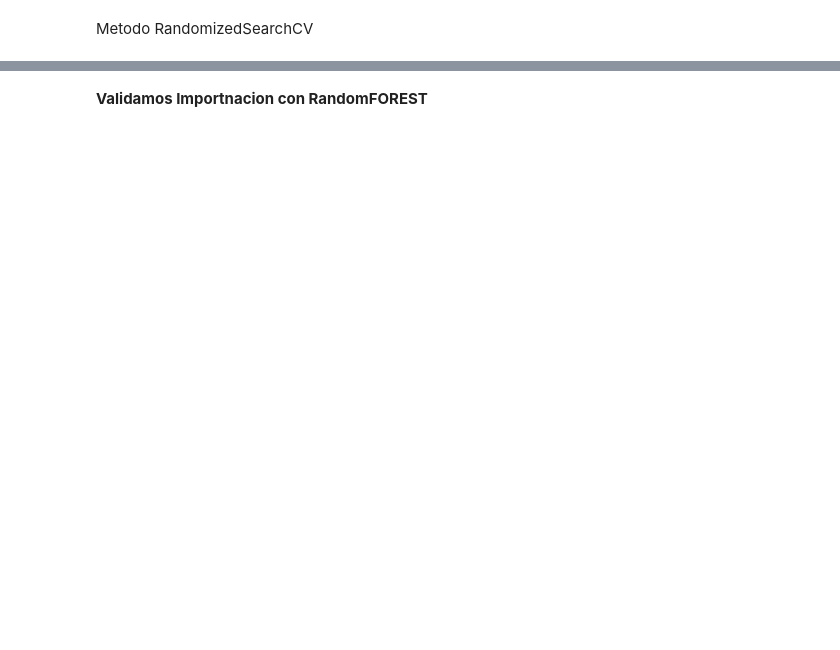
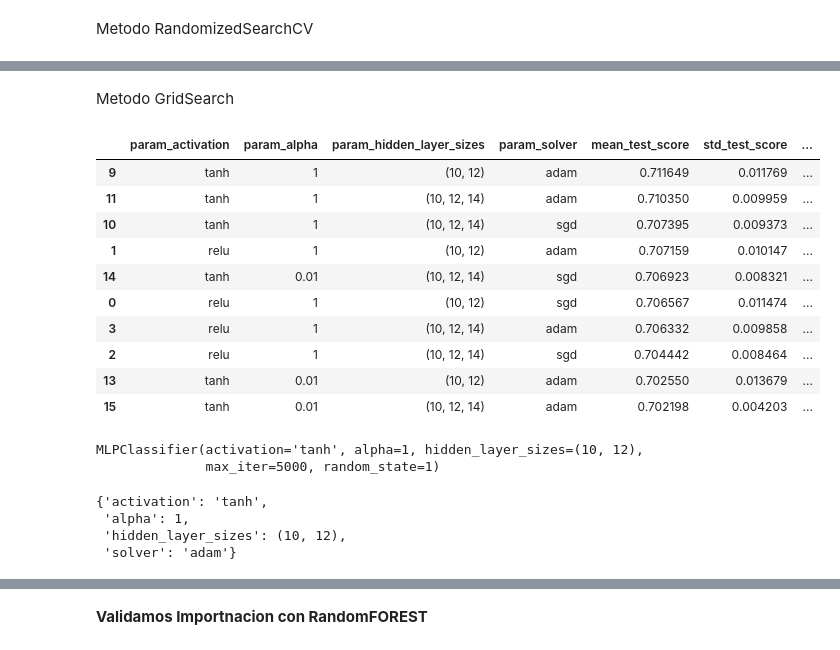
Before and after one commit to leonardo-91/sistemas-inteligentes, a Jupyter notebook: Proyecto_Final_Sistemas_Inteligentes.ipynb, the cells around one changed output, grey strips where cells are left out. Saved outputs shown, nothing was run; the diff lists cells and outputs as text; code cells hidden in the pictures; blank space fills up the shorter version.

```diff
--- a/Proyecto_Final_Sistemas_Inteligentes.ipynb
+++ b/Proyecto_Final_Sistemas_Inteligentes.ipynb
@@ -971,8 +969,6 @@ month_orden             5.144655
 dtype: float64
 # %%
 df_temp=df_piv_no_classes.copy()
-# %%
-df_temp.drop(['balance'],axis=1,inplace=True)
 # %%
 df_temp.mean(axis=0)
 # %% [output]
@@ -1153,3 +1189,58 @@ print('SCORE entrenamiento: {}'.format(modelo.score(X_trainPF, y_trainPF)))
+# %% [markdown]
+Metodo GridSearch
+# %%
+param_distributions = {
+    'solver':['sgd', 'adam'],
+    'activation':['relu', 'tanh'],
+    'hidden_layer_sizes': [(10,12),(10,12,14)],
+    'alpha': [1,0.01],
+}
+# %%
+X_trainPF, X_testPF, y_trainPF, y_testPF = train_test_split(X2_scaler, y2_res, test_size=0.2, random_state=123, stratify=y2_res)
+grid = GridSearchCV(
+        estimator  = MLPClassifier(max_iter= 5000,random_state = 1,shuffle= True),
+        param_grid = param_distributions,
+        scoring    = 'accuracy',
+        n_jobs     =  -1,
+        cv         = 5,
+        refit      = True,
+        return_train_score = True
+       )
+
+grid.fit(X = X_trainPF , y = y_trainPF)
+
+# Resultados del grid
+# ==============================================================================
+resultados = pd.DataFrame(grid.cv_results_)
+resultados.filter(regex = '(param.*|mean_t|std_t)')\
+    .drop(columns = 'params')\
+    .sort_values('mean_test_score', ascending = False)\
+    .head(10)
+# %% [output]
+|  | param_activation | param_alpha | param_hidden_layer_sizes | param_solver | mean_test_score | std_test_score | ... |
+| 9 | tanh | 1 | (10, 12) | adam | 0.711649 | 0.011769 | ... |
+| 11 | tanh | 1 | (10, 12, 14) | adam | 0.710350 | 0.009959 | ... |
+| 10 | tanh | 1 | (10, 12, 14) | sgd | 0.707395 | 0.009373 | ... |
+| 1 | relu | 1 | (10, 12) | adam | 0.707159 | 0.010147 | ... |
+| 14 | tanh | 0.01 | (10, 12, 14) | sgd | 0.706923 | 0.008321 | ... |
+| 0 | relu | 1 | (10, 12) | sgd | 0.706567 | 0.011474 | ... |
+| 3 | relu | 1 | (10, 12, 14) | adam | 0.706332 | 0.009858 | ... |
+| 2 | relu | 1 | (10, 12, 14) | sgd | 0.704442 | 0.008464 | ... |
+| 13 | tanh | 0.01 | (10, 12) | adam | 0.702550 | 0.013679 | ... |
+| 15 | tanh | 0.01 | (10, 12, 14) | adam | 0.702198 | 0.004203 | ... |
+# %%
+modelo = grid.best_estimator_
+modelo
+# %% [output]
+MLPClassifier(activation='tanh', alpha=1, hidden_layer_sizes=(10, 12),
+              max_iter=5000, random_state=1)
+# %%
+grid.best_params_
+# %% [output]
+{'activation': 'tanh',
+ 'alpha': 1,
+ 'hidden_layer_sizes': (10, 12),
+ 'solver': 'adam'}
 # %%
 prediction_testAM = modelo.predict(X_testPF)
 cnf_matrixAM = confusion_matrix(y_testPF, prediction_testAM)
```
Also changed, not shown: parts of 71 cells of this notebook.
